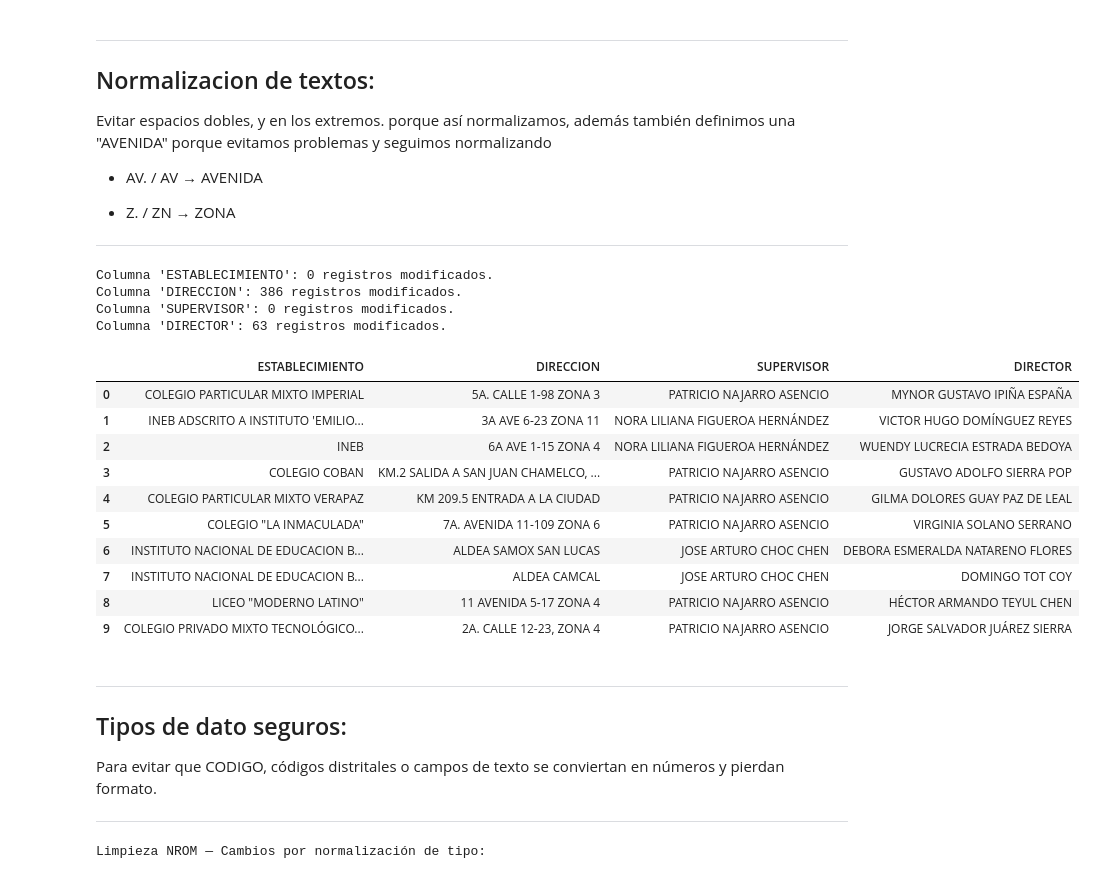
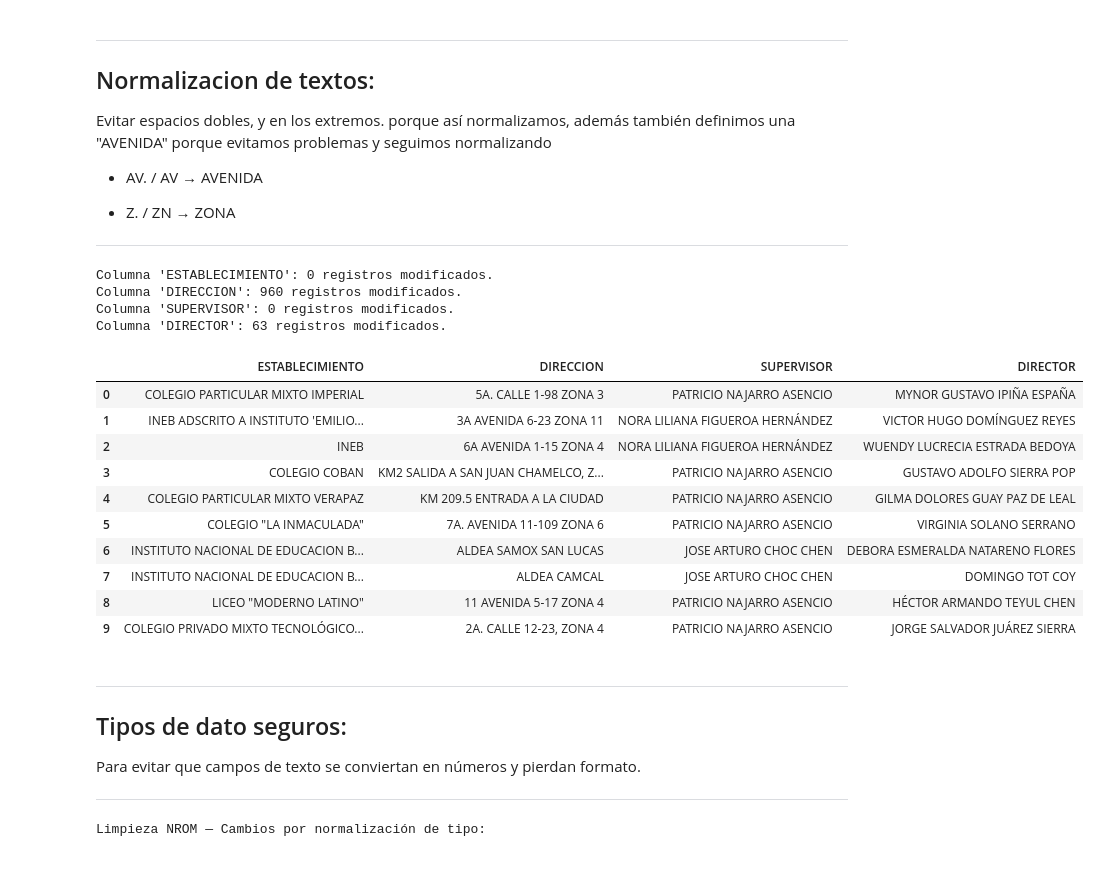
Before and after one commit to Hayser8/Proyecto1DS, a Jupyter notebook: proyecto.ipynb, the cells around one changed output. Saved outputs shown, nothing was run; the diff lists cells and outputs as text; code cells hidden in the pictures.

```diff
--- a/proyecto.ipynb
+++ b/proyecto.ipynb
@@ -196,13 +219,15 @@ normalizando
 
 ---
 # %%
+import re
+
 cols_texto = ['ESTABLECIMIENTO', 'DIRECCION', 'SUPERVISOR', 'DIRECTOR']
 cols_texto = [c for c in cols_texto if c in df_limpio.columns]
 
 def normalizar_texto(s: pd.Series) -> pd.Series:
     s = s.fillna('').astype(str)
-    s = (s
-         .str.replace('\xa0', ' ', regex=False)
+    s = (
+        s.str.replace('\xa0', ' ', regex=False)
          .apply(lambda x: ' '.join(x.split()))
          .str.upper()
     )
@@ -210,40 +235,49 @@ def normalizar_texto(s: pd.Series) -> pd.Series:
 
 def normalizar_direccion(s: pd.Series) -> pd.Series:
     s = normalizar_texto(s)
+    # Reemplazos frecuentes y seguros (ampliados)
     reemplazos = [
         (r'\bAV\.\b', 'AVENIDA'),
         (r'\bAV\b', 'AVENIDA'),
+        (r'\bAVE\.?\b', 'AVENIDA'),
+        (r'\bAVDA\.?\b', 'AVENIDA'),
+        (r'\bBLVD\.?\b', 'BULEVAR'),
+        (r'\bCALZ\.?\b', 'CALZADA'),
+        (r'\bCARR\.?\b', 'CARRETERA'),
         (r'\bZN\b', 'ZONA'),
         (r'\bZ\.\b', 'ZONA'),
+        (r'\bZ\.?\b', 'ZONA'),
+        (r'\bKM\.?\b', 'KM'),
+        (r'\bNO\.?\s+(\d+)\b', r'NO \1'),  # normaliza "No. 5" / "No 5"
     ]
     for patron, repl in reemplazos:
         s = s.str.replace(patron, repl, regex=True)
     s = s.apply(lambda x: ' '.join(x.split()))
     return s
 
 # Aplicamos y contamos cambios
 for col in cols_texto:
     original = df_limpio[col].copy()
 
     if col == 'DIRECCION':
         df_limpio[col] = normalizar_direccion(df_limpio[col])
     else:
         df_limpio[col] = normalizar_texto(df_limpio[col])
 
     cambios = (original != df_limpio[col]).sum()
     print(f"Columna '{col}': {cambios} registros modificados.")
 
 df_limpio[cols_texto].head(10)
 # %% [output]
 Columna 'ESTABLECIMIENTO': 0 registros modificados.
-Columna 'DIRECCION': 386 registros modificados.
+Columna 'DIRECCION': 960 registros modificados.
 Columna 'SUPERVISOR': 0 registros modificados.
 Columna 'DIRECTOR': 63 registros modificados.
 |  | ESTABLECIMIENTO | DIRECCION | SUPERVISOR | DIRECTOR |
 | 0 | COLEGIO PARTICULAR MIXTO IMPERIAL | 5A. CALLE 1-98 ZONA 3 | PATRICIO NAJARRO ASENCIO | MYNOR GUSTAVO IPIÑA ESPAÑA |
-| 1 | INEB ADSCRITO A INSTITUTO 'EMILIO... | 3A AVE 6-23 ZONA 11 | NORA LILIANA FIGUEROA HERNÁNDEZ | VICTOR HUGO DOMÍNGUEZ REYES |
-| 2 | INEB | 6A AVE 1-15 ZONA 4 | NORA LILIANA FIGUEROA HERNÁNDEZ | WUENDY LUCRECIA ESTRADA BEDOYA |
-| 3 | COLEGIO COBAN | KM.2 SALIDA A SAN JUAN CHAMELCO, ... | PATRICIO NAJARRO ASENCIO | GUSTAVO ADOLFO SIERRA POP |
+| 1 | INEB ADSCRITO A INSTITUTO 'EMILIO... | 3A AVENIDA 6-23 ZONA 11 | NORA LILIANA FIGUEROA HERNÁNDEZ | VICTOR HUGO DOMÍNGUEZ REYES |
+| 2 | INEB | 6A AVENIDA 1-15 ZONA 4 | NORA LILIANA FIGUEROA HERNÁNDEZ | WUENDY LUCRECIA ESTRADA BEDOYA |
+| 3 | COLEGIO COBAN | KM2 SALIDA A SAN JUAN CHAMELCO, Z... | PATRICIO NAJARRO ASENCIO | GUSTAVO ADOLFO SIERRA POP |
 | 4 | COLEGIO PARTICULAR MIXTO VERAPAZ | KM 209.5 ENTRADA A LA CIUDAD | PATRICIO NAJARRO ASENCIO | GILMA DOLORES GUAY PAZ DE LEAL |
 | 5 | COLEGIO "LA INMACULADA" | 7A. AVENIDA 11-109 ZONA 6 | PATRICIO NAJARRO ASENCIO | VIRGINIA SOLANO SERRANO |
 | 6 | INSTITUTO NACIONAL DE EDUCACION B... | ALDEA SAMOX SAN LUCAS | JOSE ARTURO CHOC CHEN | DEBORA ESMERALDA NATARENO FLORES |
@@ -253,7 +287,7 @@ Columna 'DIRECTOR': 63 registros modificados.
 # %% [markdown]
 ---
 ## Tipos de dato seguros:
-Para evitar que CODIGO, códigos distritales o campos de texto se conviertan en números y pierdan formato.
+Para evitar que campos de texto se conviertan en números y pierdan formato.
 
 
 
```
Also changed, not shown: parts of 6 cells of this notebook.
